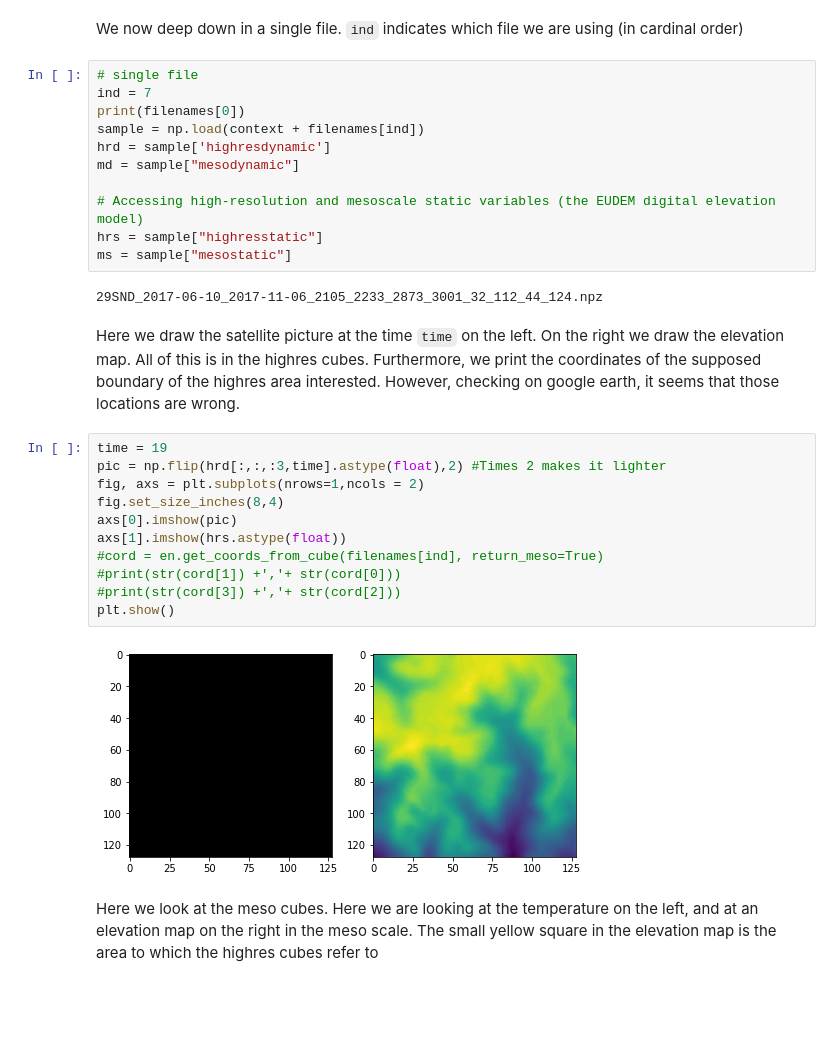
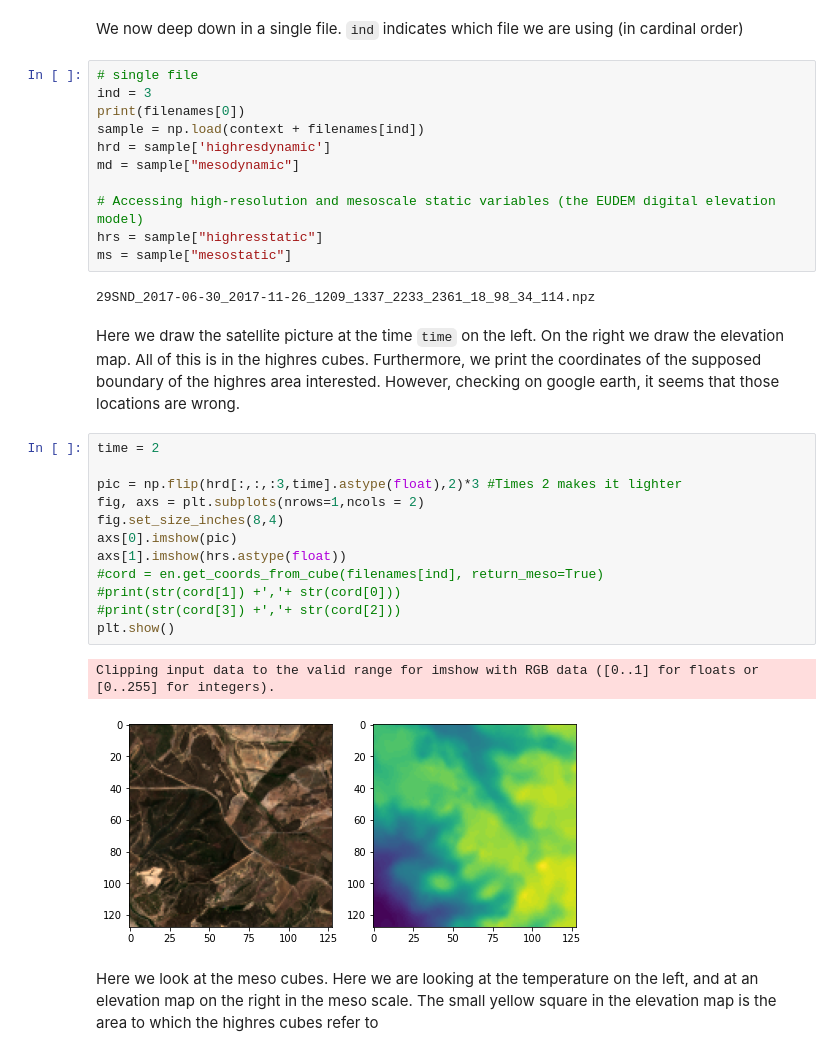
Before and after one commit to rudolfwilliam/satellite_image_forecasting, a Jupyter notebook: demos/data_observation_demo.ipynb, the cells around one changed output. Drawn from its saved outputs; the diff is of its cells as text; blank space fills up the shorter version.

```diff
--- a/demos/data_observation_demo.ipynb
+++ b/demos/data_observation_demo.ipynb
@@ -68,7 +68,7 @@ en.get_coords_from_tile("29SND")
 We now deep down in a single file. `ind` indicates which file we are using (in cardinal order)
 # %%
 # single file
-ind = 7
+ind = 3
 print(filenames[0])
 sample = np.load(context + filenames[ind])
 hrd = sample['highresdynamic']
@@ -78,21 +78,23 @@ md = sample["mesodynamic"]
 hrs = sample["highresstatic"]
 ms = sample["mesostatic"]
 # %% [output]
-29SND_2017-06-10_2017-11-06_2105_2233_2873_3001_32_112_44_124.npz
+29SND_2017-06-30_2017-11-26_1209_1337_2233_2361_18_98_34_114.npz
 # %% [markdown]
 Here we draw the satellite picture at the time `time` on the left. On the right we draw the elevation map. All of this is in the highres cubes. Furthermore, we print the coordinates of the supposed boundary of the highres area interested. However, checking on google earth, it seems that those locations are wrong.
 # %%
-time = 19
-pic = np.flip(hrd[:,:,:3,time].astype(float),2) #Times 2 makes it lighter
+time = 2
+
+pic = np.flip(hrd[:,:,:3,time].astype(float),2)*3 #Times 2 makes it lighter
 fig, axs = plt.subplots(nrows=1,ncols = 2)
 fig.set_size_inches(8,4)
 axs[0].imshow(pic)
 axs[1].imshow(hrs.astype(float))
 #cord = en.get_coords_from_cube(filenames[ind], return_meso=True)
 #print(str(cord[1]) +','+ str(cord[0]))
 #print(str(cord[3]) +','+ str(cord[2]))
 plt.show()
 # %% [output]
+Clipping input data to the valid range for imshow with RGB data ([0..1] for floats or [0..255] for integers).
-[figure, old version]
+[figure, new version]
 # %% [markdown]
 Here we look at the meso cubes. Here we are looking at the temperature on the left, and at an elevation map on the right in the meso scale. The small yellow square in the elevation map is the area to which the highres cubes refer to
```
Also changed, not shown: parts of 6 cells of this notebook, 3 other files.
